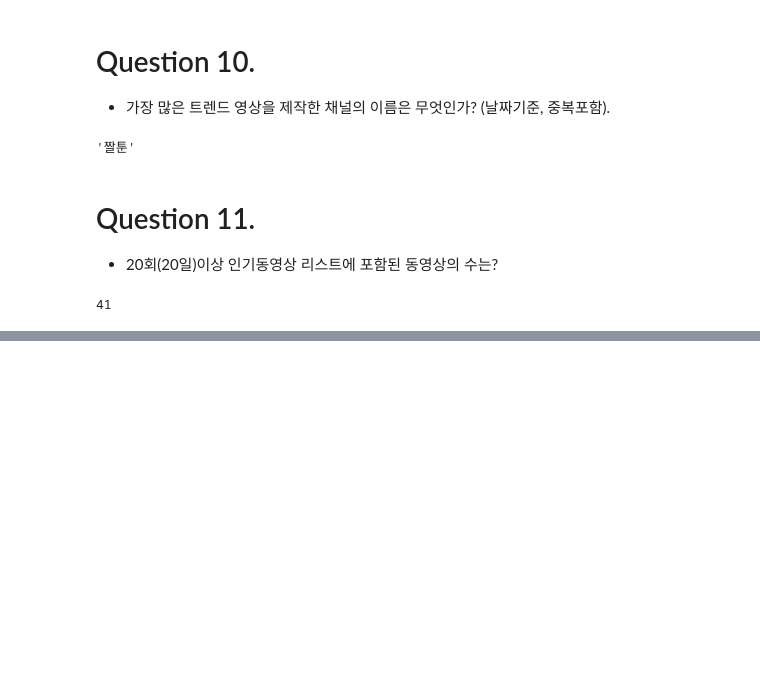
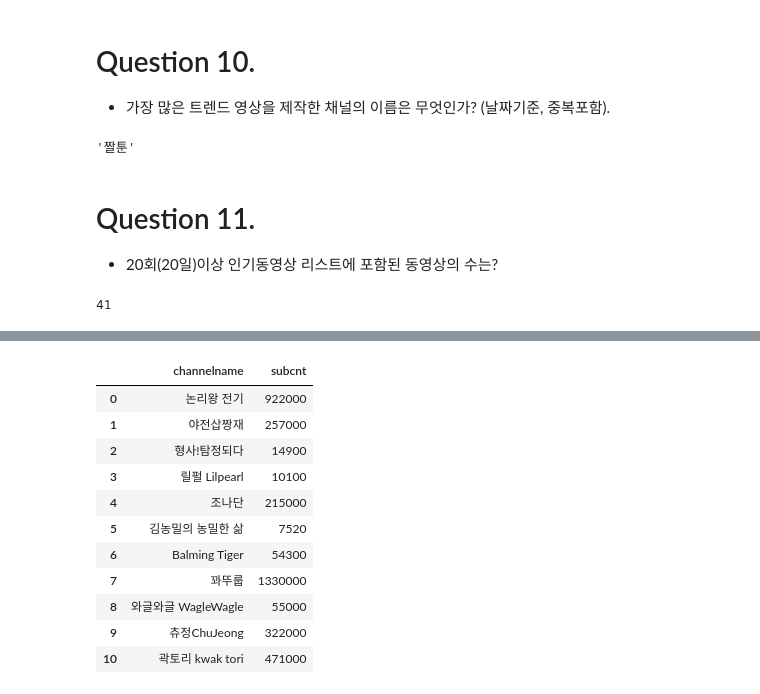
Before and after one commit to LWH4Data/Certifications, a Jupyter notebook: 빅분기/01_작업 1유형/sol.ipynb, the cells around one changed output, grey strips where cells are left out. Cells and saved outputs as stored; diff of their text form; code cells hidden in the pictures; blank space fills up the shorter version.

```diff
--- a/빅분기/01_작업 1유형/sol.ipynb
+++ b/빅분기/01_작업 1유형/sol.ipynb
@@ -277,0 +356,22 @@ len(Ans)
+# %%
+# 1. 날짜 기준 필터링하여 새로운 데이터프레임을 생성.
+target = channel.loc[channel['ct'] >= '2021-10-03'].copy()
+target
+
+# 2. 처음 기록된 날짜이기에 sort_values()함수의 ascending = True로 설정한다.
+#   - ascending = True: 오름차순으로 과거 날짜를 시작으로 정렬되기에 first()로 가져오면 첫 번째 행이 `처음 기록된 구독자 수`가 된다.
+Ans = target.sort_values('ct').groupby(['channelid']).first().reset_index()
+Ans[['channelname', 'subcnt']]
+# %% [output]
+|  | channelname | subcnt |
+| 0 | 논리왕 전기 | 922000 |
+| 1 | 야전삽짱재 | 257000 |
+| 2 | 형사!탐정되다 | 14900 |
+| 3 | 릴펄 Lilpearl | 10100 |
+| 4 | 조나단 | 215000 |
+| 5 | 김농밀의 농밀한 삶 | 7520 |
+| 6 | Balming Tiger | 54300 |
+| 7 | 꽈뚜룹 | 1330000 |
+| 8 | 와글와글 WagleWagle | 55000 |
+| 9 | 츄정ChuJeong | 322000 |
+| 10 | 곽토리 kwak tori | 471000 |
```
Also changed, not shown: parts of 13 cells of this notebook.
